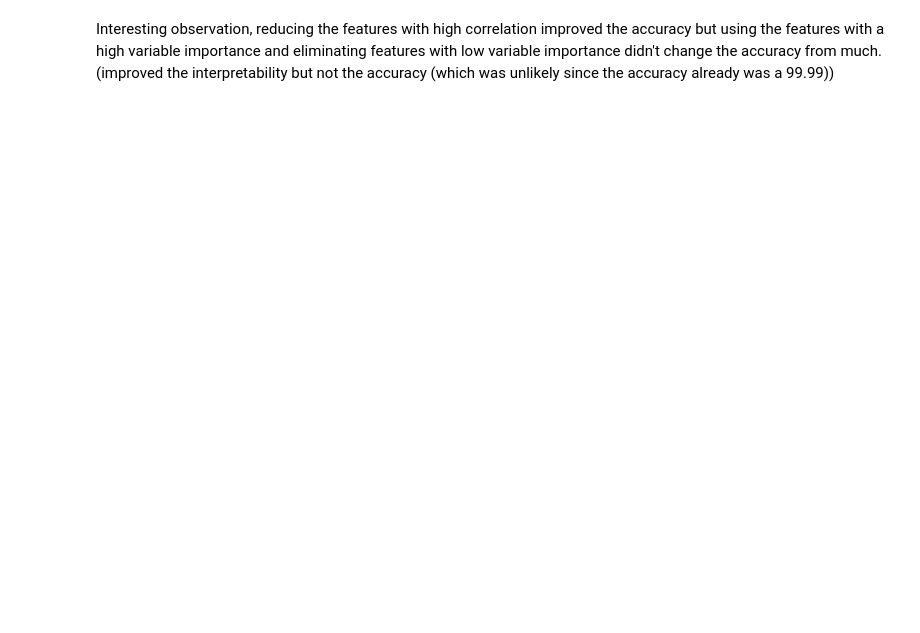
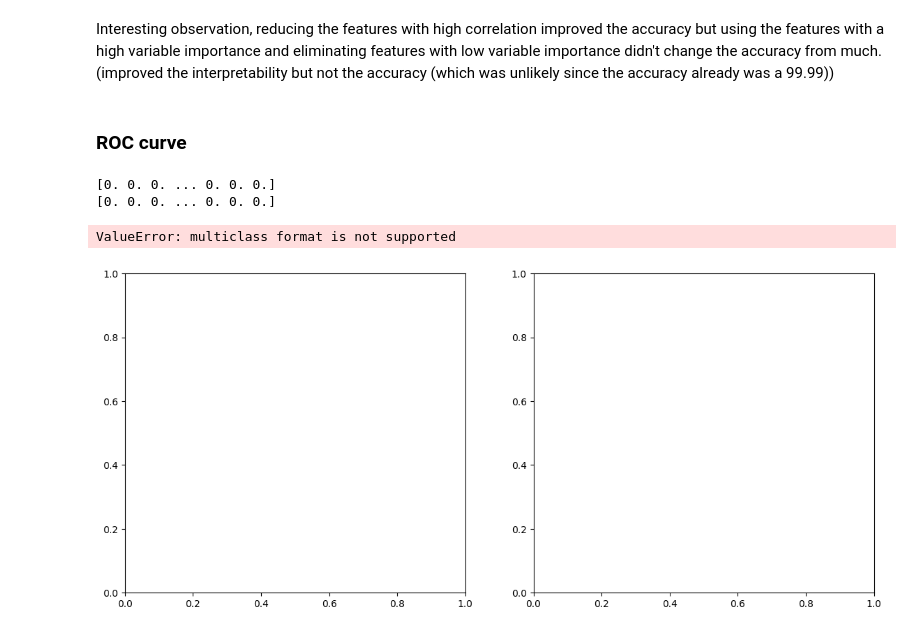
Before and after one commit to KhalidAFarah/StatisticalLearning, a Jupyter notebook: Report/Models/Random_Forest_Specific.ipynb, the cells around one changed output. Cells and saved outputs as stored; diff of their text form; code cells hidden in the pictures; blank space fills up the shorter version.

Commit message:
More visualization of the dataset's feature and the relation between them and the attack class. Also looking into grouping attacks and attempting to graph the ROC curve.

```diff
--- a/Report/Models/Random_Forest_Specific.ipynb
+++ b/Report/Models/Random_Forest_Specific.ipynb
@@ -331,2 +332,41 @@ Accuracy score: 0.9989839334476408
 # %% [markdown]
 Interesting observation, reducing the features with high correlation improved the accuracy but using the features with a high variable importance and eliminating features with low variable importance didn't change the accuracy from much. (improved the interpretability but not the accuracy (which was unlikely since the accuracy already was a 99.99))
+# %% [markdown]
+### ROC curve
+# %%
+fig, (ax1, ax2) = plt.subplots(1, 2, figsize=(14,6))
+train_probability = new_forest.predict_proba(dataset_train[important_features.index])[:, 1]
+test_probability = new_forest.predict_proba(dataset_test[important_features.index])[:, 1]
+
+# false_positive_rate_train, true_positive_rate_train, _ = roc_curve(value_train, train_probability)
+# false_positive_rate_test, true_positive_rate_test, _ = roc_curve(value_test, test_probability)
+
+value_train_binarized = label_binarize(value_train)
+false_positive_rate_train, true_positive_rate_train, _ = roc_curve(value_train, train_probability)
+false_positive_rate_test, true_positive_rate_test, _ = roc_curve(value_test, test_probability)
+
+# roc_auc_train = roc_auc_score(value_train, train_probability)
+# roc_auc_test = roc_auc_score(value_test, test_probability)
+roc_auc_train = 0
+roc_auc_test = 0
+
+ax1.plot(false_positive_rate_train, true_positive_rate_train, label="ROC curve (Area = %0.2f)" % roc_auc_train)
+ax2.plot(false_positive_rate_test, true_positive_rate_test, label="ROC curve (Area = %0.2f)" % roc_auc_test)
+ax1.set_title("ROC on training data")
+ax2.set_title("ROC on test data")
+ax1.legend(loc="lower right")
+ax2.legend(loc="lower right")
+
+# plt.show()
+for axises in fig.axes:
+    axises.plot([0,1], [0,1], 'k--')
+    axises.set_xlim([-0.05, 1])
+    axises.set_ylim([0, 1.05])
+
+    axises.set_xlabel("False positive rate")
+    axises.set_ylabel("True positive rate")
+# %% [output]
+[0. 0. 0. ... 0. 0. 0.]
+[0. 0. 0. ... 0. 0. 0.]
+ValueError: multiclass format is not supported
+[figure, added]
```
Also changed, not shown: parts of 5 cells of this notebook, 14 other files.
